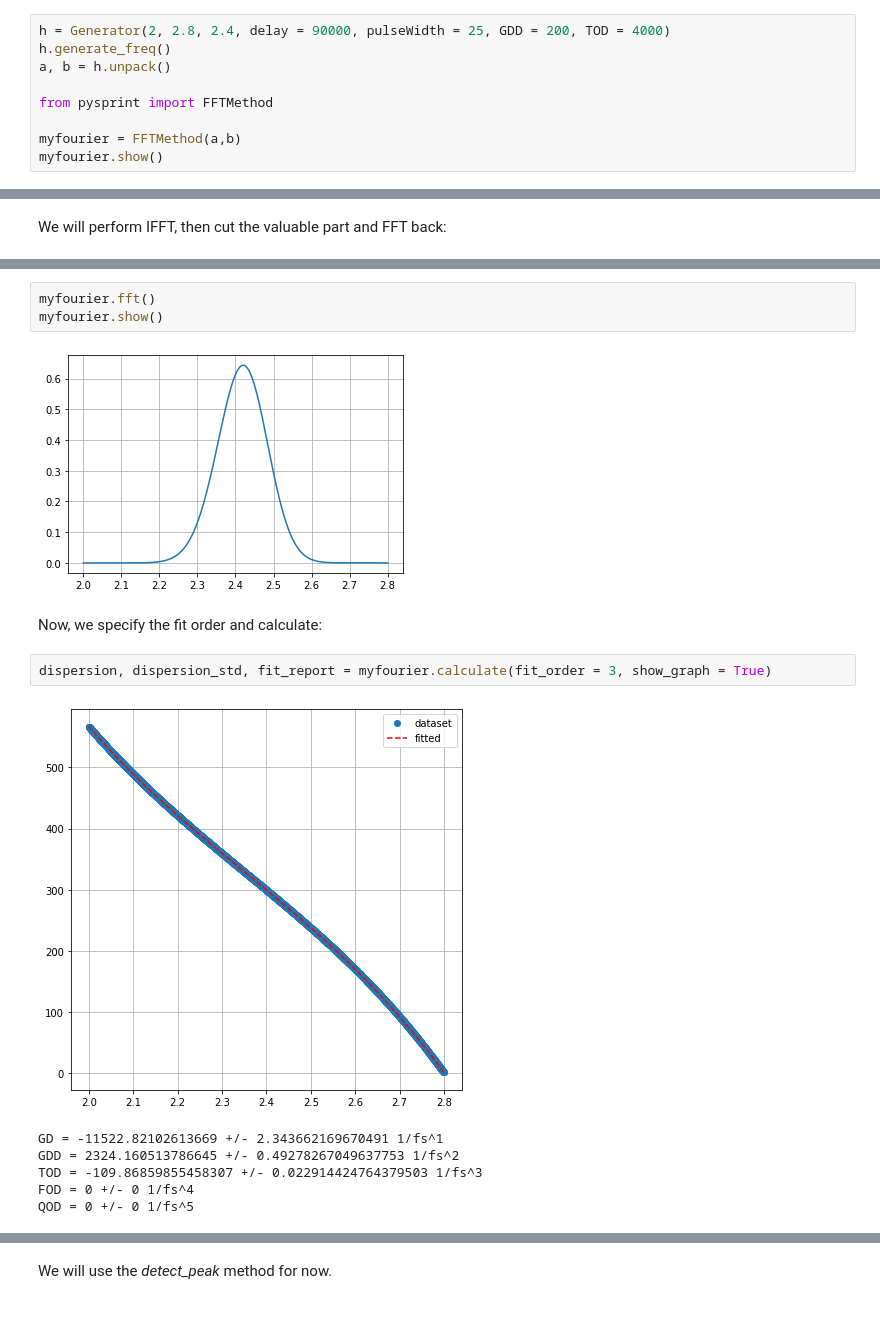
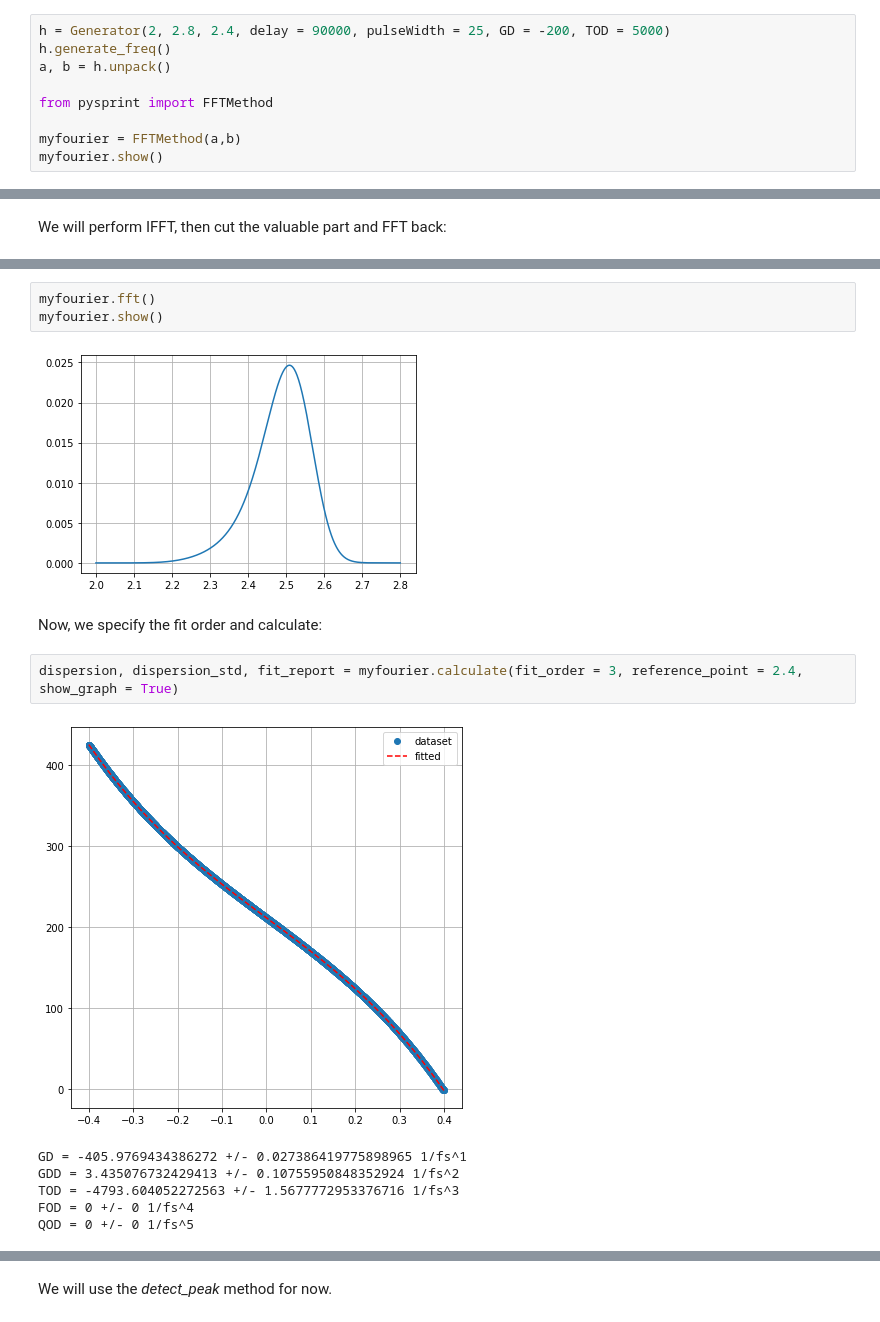
Before and after one commit to Ptrskay3/PySprint, a Jupyter notebook: doc/Methods.ipynb, the cells around one changed output, grey strips where cells are left out. Cells and saved outputs as stored; diff of their text form.

```diff
--- a/doc/Methods.ipynb
+++ b/doc/Methods.ipynb
@@ -56,7 +56,7 @@ mycosfit.plot_result() # the fit fails, parameters need to be tweaked.
 # %% [markdown]
 Let's generate another spectrogram for **Fourier method**..  It doesn't require the spectrum to be normalized and we need higher delay.
 # %%
-h = Generator(2, 2.8, 2.4, delay = 90000, pulseWidth = 25, GDD = 200, TOD = 4000)
+h = Generator(2, 2.8, 2.4, delay = 90000, pulseWidth = 25, GD = -200, TOD = 5000)
 h.generate_freq()
 a, b = h.unpack()
 
@@ -82,16 +82,16 @@ myfourier.show()
 myfourier.fft()
 myfourier.show()
 # %% [output]
-[figure, old version]
+[figure, new version]
 # %% [markdown]
 Now, we specify the fit order and calculate:
 # %%
-dispersion, dispersion_std, fit_report = myfourier.calculate(fit_order = 3, show_graph = True)
+dispersion, dispersion_std, fit_report = myfourier.calculate(fit_order = 3, reference_point = 2.4, show_graph = True)
 # %% [output]
-[figure, old version]
+[figure, new version]
-GD = -11522.82102613669 +/- 2.343662169670491 1/fs^1
-GDD = 2324.160513786645 +/- 0.49278267049637753 1/fs^2
-TOD = -109.86859855458307 +/- 0.022914424764379503 1/fs^3
+GD = -405.9769434386272 +/- 0.027386419775898965 1/fs^1
+GDD = 3.435076732429413 +/- 0.10755950848352924 1/fs^2
+TOD = -4793.604052272563 +/- 1.5677772953376716 1/fs^3
 FOD = 0 +/- 0 1/fs^4
 QOD = 0 +/- 0 1/fs^5
 # %% [markdown]
```
Also changed, not shown: parts of 15 cells of this notebook.
